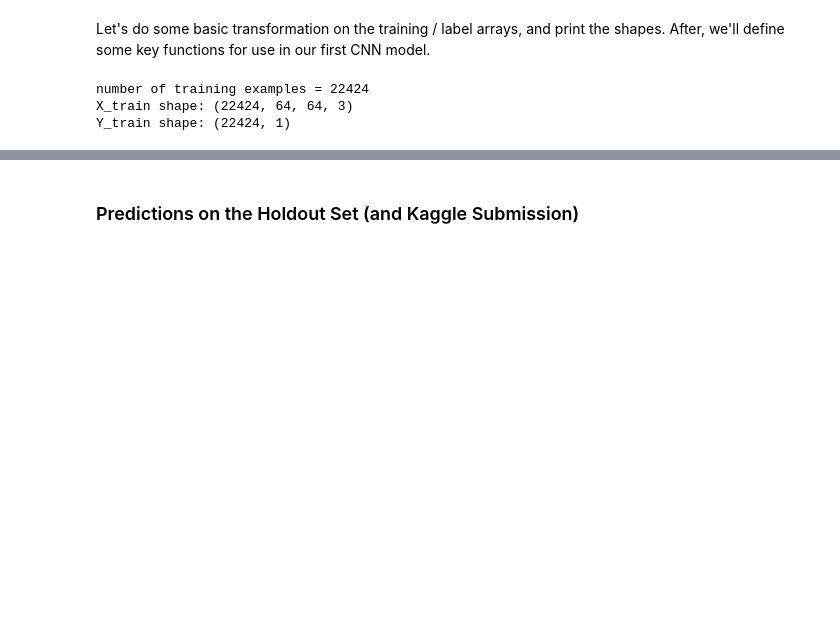
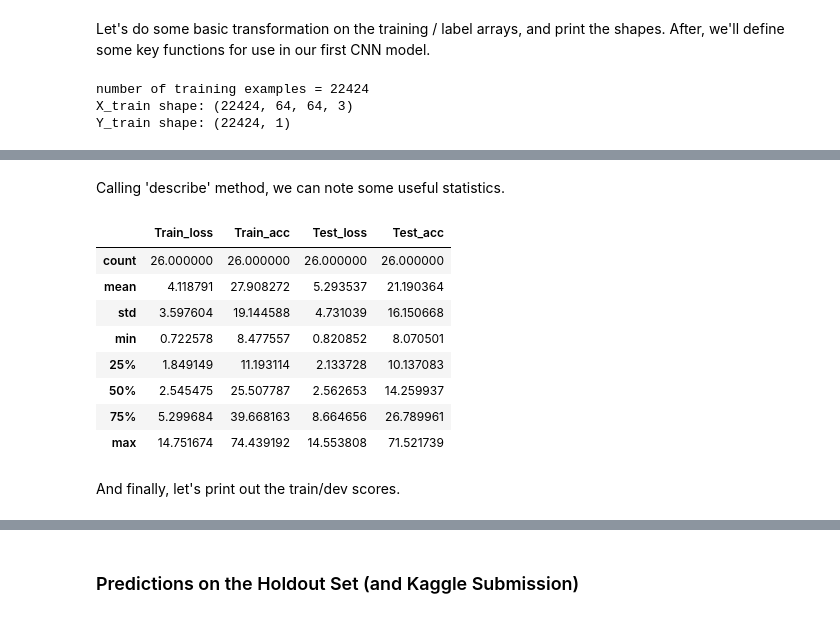
Before and after one commit to rushingJustice/Kaggle-Results, a Jupyter notebook: State Farm.ipynb, the cells around one changed output, grey strips where cells are left out. Cells and saved outputs as stored; diff of their text form; code cells hidden in the pictures; blank space fills up the shorter version.

```diff
--- a/State Farm.ipynb
+++ b/State Farm.ipynb
@@ -600,0 +549,16 @@ model = load_model('model_e50.h5')
+# %% [markdown]
+Calling 'describe' method, we can note some useful statistics.
+# %%
+scores.describe()
+# %% [output]
+|  | Train_loss | Train_acc | Test_loss | Test_acc |
+| count | 26.000000 | 26.000000 | 26.000000 | 26.000000 |
+| mean | 4.118791 | 27.908272 | 5.293537 | 21.190364 |
+| std | 3.597604 | 19.144588 | 4.731039 | 16.150668 |
+| min | 0.722578 | 8.477557 | 0.820852 | 8.070501 |
+| 25% | 1.849149 | 11.193114 | 2.133728 | 10.137083 |
+| 50% | 2.545475 | 25.507787 | 2.562653 | 14.259937 |
+| 75% | 5.299684 | 39.668163 | 8.664656 | 26.789961 |
+| max | 14.751674 | 74.439192 | 14.553808 | 71.521739 |
+# %% [markdown]
+And finally, let's print out the train/dev scores.
```
Also changed, not shown: parts of 60 cells of this notebook.
